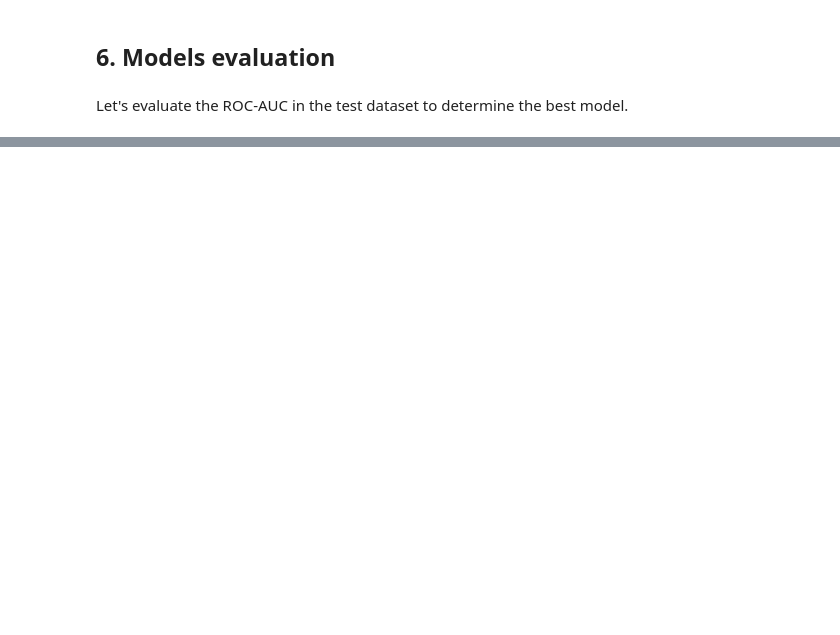
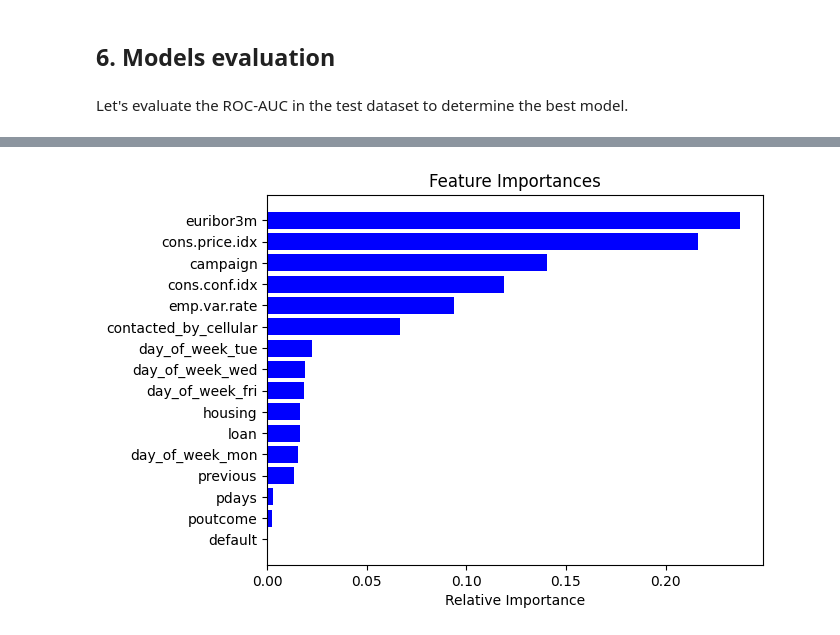
Before and after one commit to mpereiramoretti/pcs5787-projeto, a Jupyter notebook: notebooks/1. Modeling.ipynb, the cells around one changed output, grey strips where cells are left out. Saved outputs shown, nothing was run; the diff lists cells and outputs as text; code cells hidden in the pictures; blank space fills up the shorter version.

```diff
--- a/notebooks/1. Modeling.ipynb
+++ b/notebooks/1. Modeling.ipynb
@@ -627,0 +737,11 @@ So, we choose the best model: ...
+# %%
+features = X_train.columns
+importances = best_model_rf["rf"].feature_importances_
+indices = np.argsort(importances)
+plt.title('Feature Importances')
+plt.barh(range(len(indices)), importances[indices], color='b', align='center')
+plt.yticks(range(len(indices)), [features[i] for i in indices])
+plt.xlabel('Relative Importance')
+plt.show()
+# %% [output]
+[figure, added]
```
Also changed, not shown: parts of 25 cells of this notebook.
